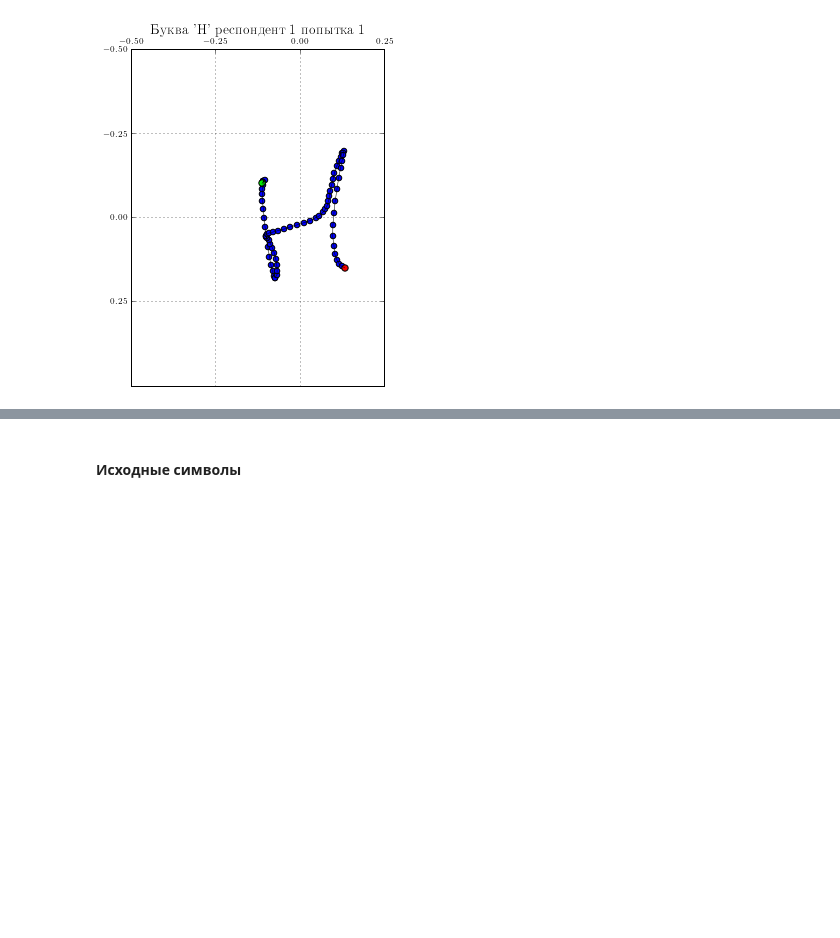
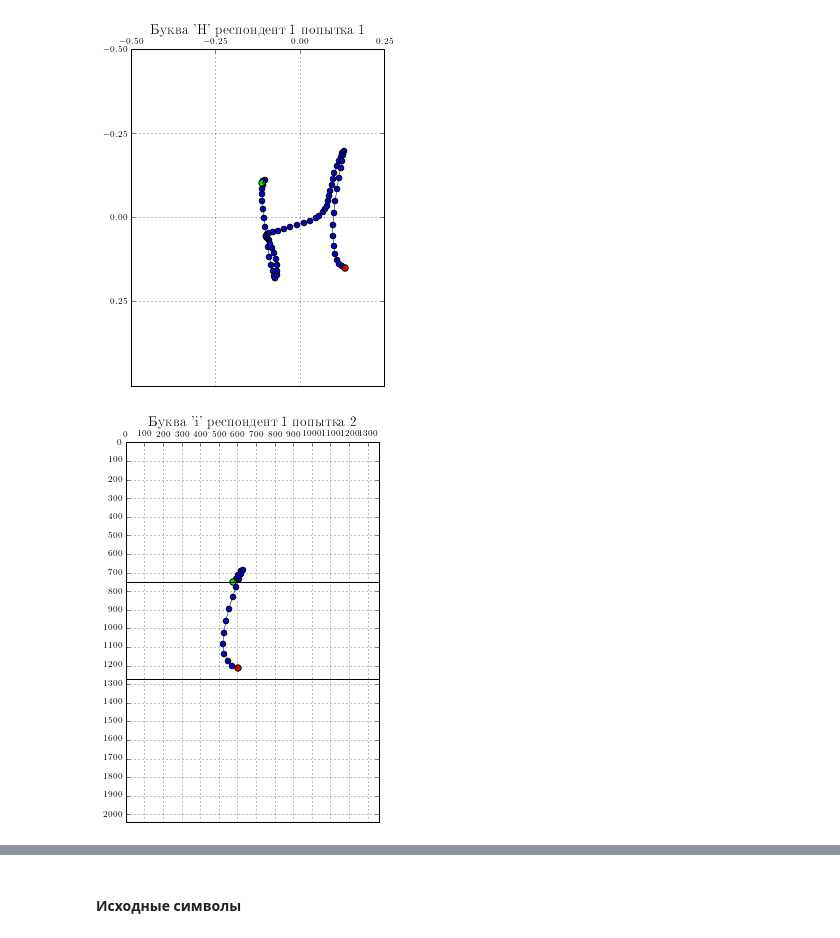
Before and after one commit to kvas7andy/OHR_SmoothSVM, a Jupyter notebook: KV_hw/KV_hw_svm_1.ipynb, the cells around one changed output, grey strips where cells are left out. Saved outputs shown, nothing was run; the diff lists cells and outputs as text; code cells hidden in the pictures; blank space fills up the shorter version.

```diff
--- a/KV_hw/KV_hw_svm_1.ipynb
+++ b/KV_hw/KV_hw_svm_1.ipynb
@@ -31,6 +31,8 @@ Eps =  config_svm.Eps #sys.float_info.epsilon
 %store -r
 # %%
 real_data = real_data_full[:, :11]
+# %%
+trans_real_data = trans_real_data_full[:, :11]
 # %% [markdown]
 # 3. Эксперименты на реальных данных
 # %% [raw]
@@ -122,5 +124,3 @@ real_data, real_data_full = real_data[:, :11], real_data
 %store real_data_full
 # %% [output]
 Stored 'real_data_full' (MaskedArray)
-# %%
-trans_real_data = transform_set(real_data)
@@ -179,3 +181,9 @@ vis_letters3(ind, trans_real_data, figsize=frame_size/3)
 # %% [output]
 [figure]
 [figure]
+# %%
+ind = (lexicon['i'], 0, 1)
+vis_letters(ind, real_data, figsize=frame_size/3)
+vis_letters3(ind, trans_real_data, figsize=frame_size/3)
+# %% [output]
+[figure, added]
```
Also changed, not shown: parts of 38 cells of this notebook, 25 other files.
